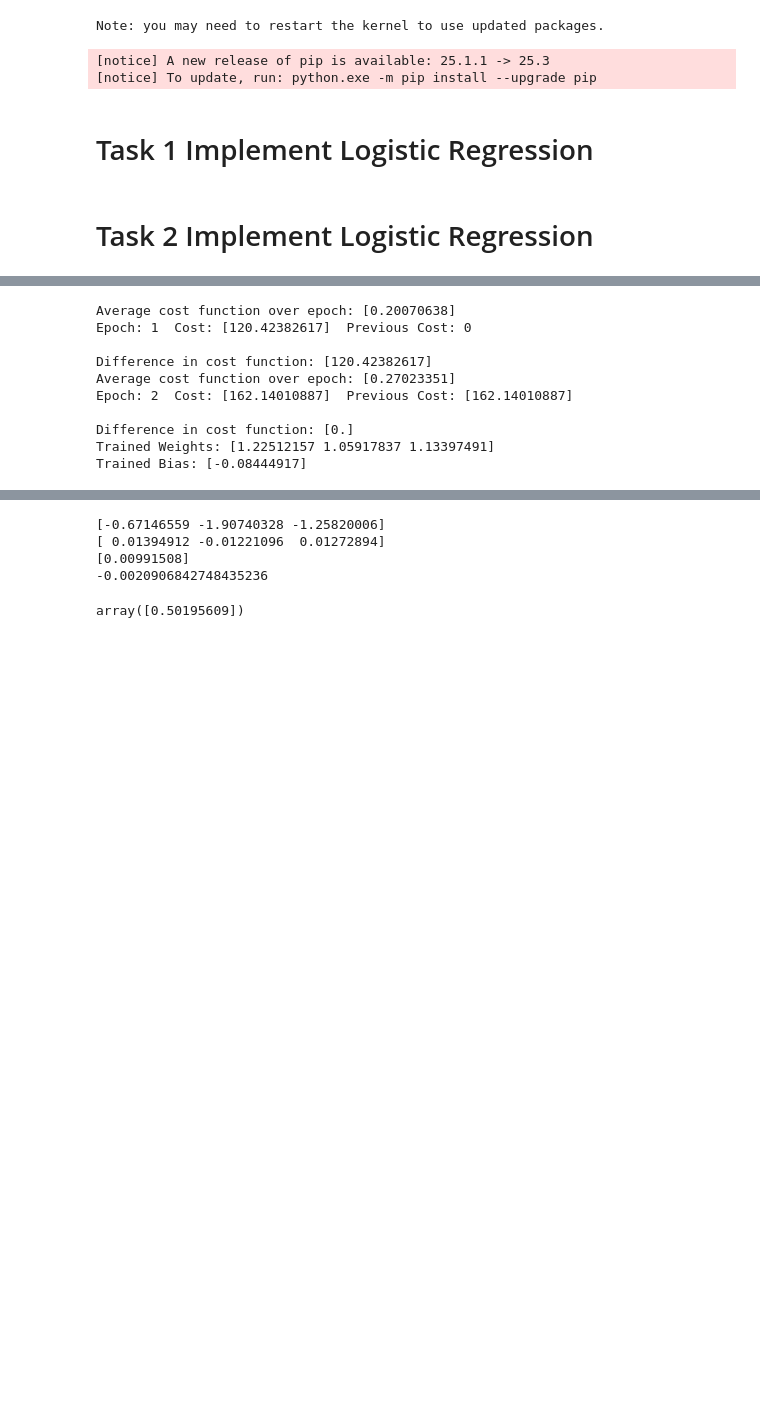
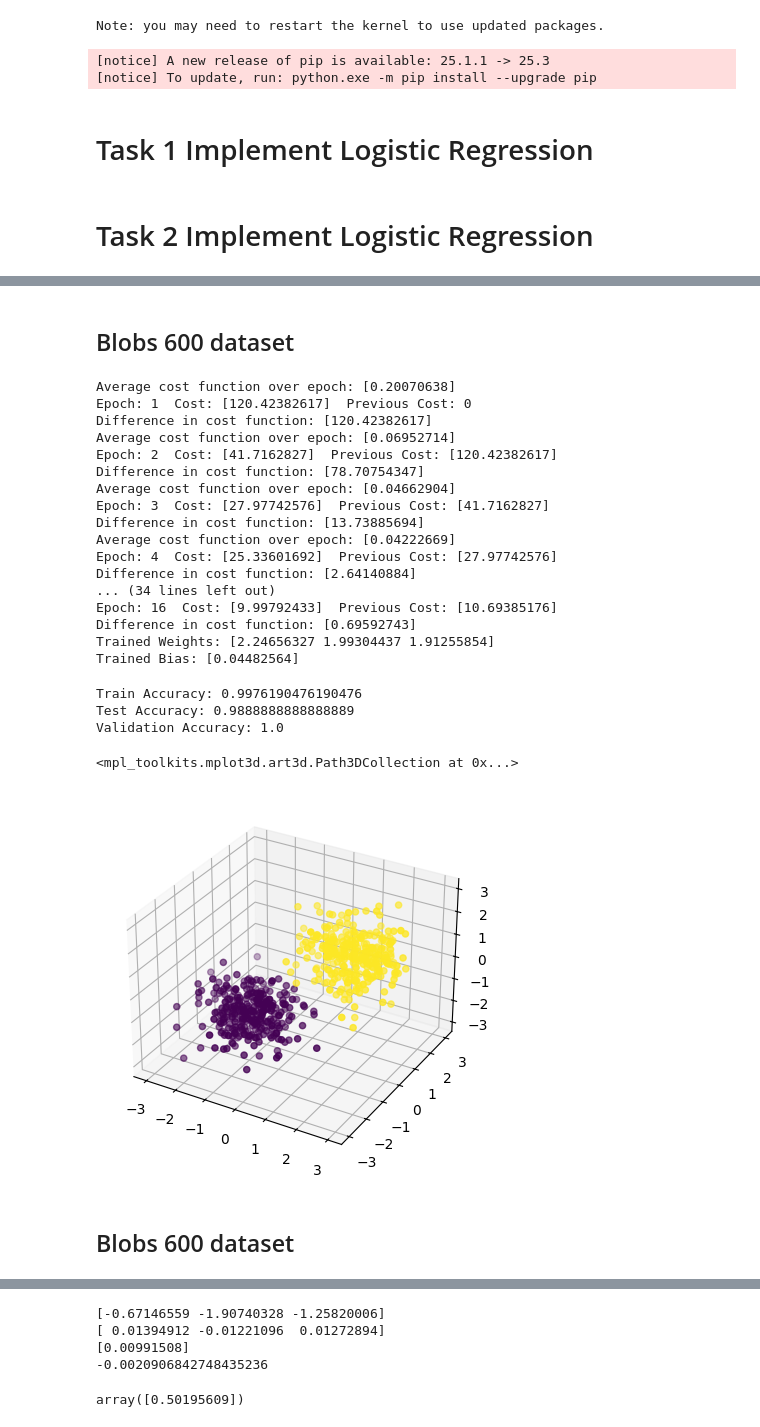
Before and after one commit to JulienJessmon/DeepLearning1, a Jupyter notebook: Assignment1.ipynb, the cells around one changed output, grey strips where cells are left out. Drawn from its saved outputs; the diff is of its cells as text; code cells hidden in the pictures; blank space fills up the shorter version.

Commit message:
Finish task 2 - Read both files - Split train(70), test(15), validation(15) - Train logistic regressor and check performance - Scatter plot of results

```diff
--- a/Assignment1.ipynb
+++ b/Assignment1.ipynb
@@ -51,11 +51,12 @@ def stochastic_gradient_descent(X, y, W, b, alpha=0.01, max_iters=1000, threshol
             stopping = True
         if iteration % N == 0:
             print("Average cost function over epoch:", J_running / N)
-            print("Epoch:", iteration // N, " Cost:", J_running, " Previous Cost:", J_running_prev, "\n")
+            print("Epoch:", iteration // N, " Cost:", J_running, " Previous Cost:", J_running_prev)
             print("Difference in cost function:", abs(J_running - J_running_prev))
             if abs(J_running - J_running_prev) < threshold:
                 stopping = True
             J_running_prev = J_running
+            J_running = 0
 
     return W, b
 # %% [markdown]
@@ -67,10 +73,24 @@ def read_data(file_path):
     y = df['Class'].values   # Labels
     X = df.drop('Class', axis=1).values  # Features
     return X, y
+# %%
+def split_data(X, y, train_ratio=0.7, test_ratio=0.15, validation_ratio=0.15, random_state=1):
+    # https://scikit-learn.org/stable/modules/generated/sklearn.model_selection.train_test_split.html
+    X_train, X_test_pre, y_train, y_test_pre = sklearn.model_selection.train_test_split(
+    X, y, train_size=train_ratio, random_state=random_state)
+
+    X_test, X_val, y_test, y_val = sklearn.model_selection.train_test_split(
+    X_test_pre, y_test_pre, train_size=test_ratio/(test_ratio + validation_ratio), random_state=random_state)
+
+    return X_train, y_train, X_test, y_test, X_val, y_val
+# %% [markdown]
+## Blobs 600 dataset
 # %%
 file_path = 'Datasets/blobs600.csv'
 # file_path = 'Datasets/circles500.csv'
 X, y = read_data(file_path)
+# Split data into training, testing, and validation sets
+X_train, y_train, X_test, y_test, X_val, y_val = split_data(X, y)
 # Initialize weights and bias
 np.random.seed(3301)
 W = np.random.normal(0,0.01,X.shape[1])
@@ -80,15 +100,57 @@ b = np.random.normal(0,0.01,1)
 W_trained, b_trained = stochastic_gradient_descent(X, y, W, b, alpha=0.01, max_iters=10000, threshold=1e-4)
 print("Trained Weights:", W_trained)
 print("Trained Bias:", b_trained)
-# Dummy change
 # %% [output]
 Average cost function over epoch: [0.20070638]
 Epoch: 1  Cost: [120.42382617]  Previous Cost: 0
-
 Difference in cost function: [120.42382617]
-Average cost function over epoch: [0.27023351]
-Epoch: 2  Cost: [162.14010887]  Previous Cost: [162.14010887]
-
-Difference in cost function: [0.]
-Trained Weights: [1.22512157 1.05917837 1.13397491]
-Trained Bias: [-0.08444917]
+Average cost function over epoch: [0.06952714]
+Epoch: 2  Cost: [41.7162827]  Previous Cost: [120.42382617]
+Difference in cost function: [78.70754347]
+Average cost function over epoch: [0.04662904]
+Epoch: 3  Cost: [27.97742576]  Previous Cost: [41.7162827]
+Difference in cost function: [13.73885694]
+Average cost function over epoch: [0.04222669]
+Epoch: 4  Cost: [25.33601692]  Previous Cost: [27.97742576]
+Difference in cost function: [2.64140884]
+... (34 lines left out)
+Epoch: 16  Cost: [9.99792433]  Previous Cost: [10.69385176]
+Difference in cost function: [0.69592743]
+Trained Weights: [2.24656327 1.99304437 1.91255854]
+Trained Bias: [0.04482564]
+# %%
+treshold = 0.5
+
+y_hat_train = predict(X_train, W_trained, b_trained)
+y_pred_train = (y_hat_train >= treshold).astype(int)
+
+y_hat_test = predict(X_test, W_trained, b_trained)
+y_pred_test = (y_hat_test >= treshold).astype(int)
+
+y_hat_val = predict(X_val, W_trained, b_trained)
+y_pred_val = (y_hat_val >= treshold).astype(int)
+
+accuracy_train = np.mean(y_pred_train == y_train)
+accuracy_test = np.mean(y_pred_test == y_test)
+accuracy_val = np.mean(y_pred_val == y_val)
+print("Train Accuracy:", accuracy_train)
+print("Test Accuracy:", accuracy_test)
+print("Validation Accuracy:", accuracy_val)
+# %% [output]
+Train Accuracy: 0.9976190476190476
+Test Accuracy: 0.9888888888888889
+Validation Accuracy: 1.0
+# %%
+# Scatter plot of test results
+# https://stackoverflow.com/questions/12414619/creating-a-3d-plot-from-a-3d-numpy-array
+X_all = np.vstack((X_train, X_test, X_val))
+y_pred_all = np.hstack((y_pred_train, y_pred_test, y_pred_val))
+
+fig = plt.figure()
+ax = fig.add_subplot(111, projection='3d')
+ax.scatter(X_all[:, 0], X_all[:, 1], X_all[:, 2], c=y_pred_all)
+# %% [output]
+<mpl_toolkits.mplot3d.art3d.Path3DCollection at 0x...>
+[figure, added]
+# %% [markdown]
+## Blobs 600 dataset
```
Also changed, not shown: parts of 5 cells of this notebook.
